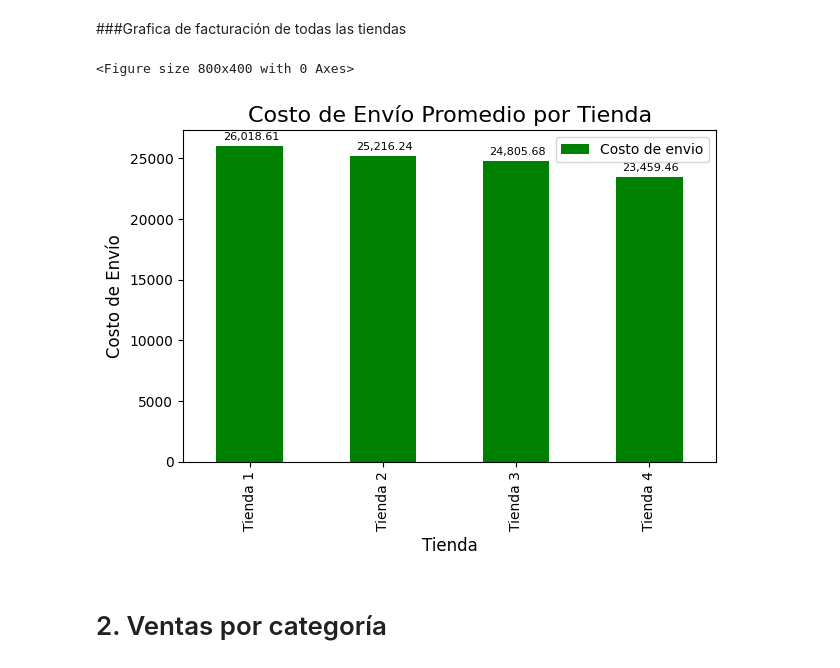
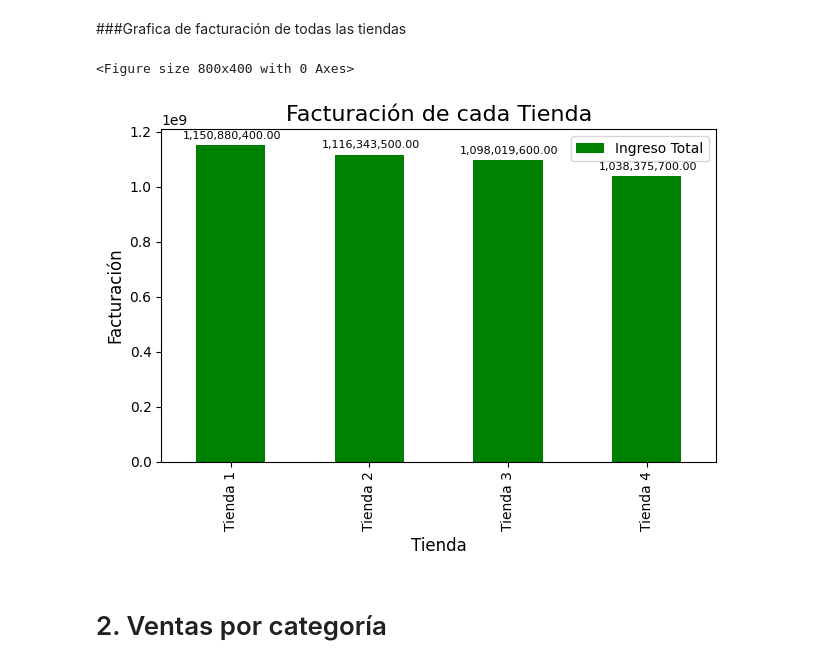
Before and after one commit to ghost22r/challenge-amigo-secreto-aluram, a Jupyter notebook: AluraStoreLatam.ipynb, the cells around one changed output. Saved outputs shown, nothing was run; the diff lists cells and outputs as text; code cells hidden in the pictures.

```diff
--- a/AluraStoreLatam.ipynb
+++ b/AluraStoreLatam.ipynb
@@ -48,21 +48,24 @@ facturacion_tiendas
 # %%
 import matplotlib.pyplot as plt
 
 plt.figure(figsize=(8, 4))
-ax = costo_envio_tiendas.plot(kind='bar', x='Tienda', y='Costo de envio', color='green', legend=True)
+
+facturacion_tiendas['Ingreso Total'] = facturacion_tiendas['Ingreso Total'].str.replace(',', '').astype(float)
+
+ax = facturacion_tiendas.plot(kind='bar', x='Tienda', y='Ingreso Total', color='green', legend=True)
 
 for p in ax.patches:
     ax.annotate(f'{p.get_height():,.2f}', (p.get_x() + p.get_width() / 2., p.get_height()), \
                 ha='center', va='bottom',xytext=(1, 3), textcoords='offset points', fontsize=8)
 
-plt.title('Costo de Envío Promedio por Tienda', fontsize=16)
+plt.title('Facturación de cada Tienda', fontsize=16)
 plt.xlabel('Tienda', fontsize=12)
-plt.ylabel('Costo de Envío', fontsize=12)
+plt.ylabel('Facturación', fontsize=12)
 plt.tight_layout()
 plt.show()
 # %% [output]
 <Figure size 800x400 with 0 Axes>
-[figure, old version]
+[figure, new version]
 # %% [markdown]
 # 2. Ventas por categoría
 # %% [markdown]
```
